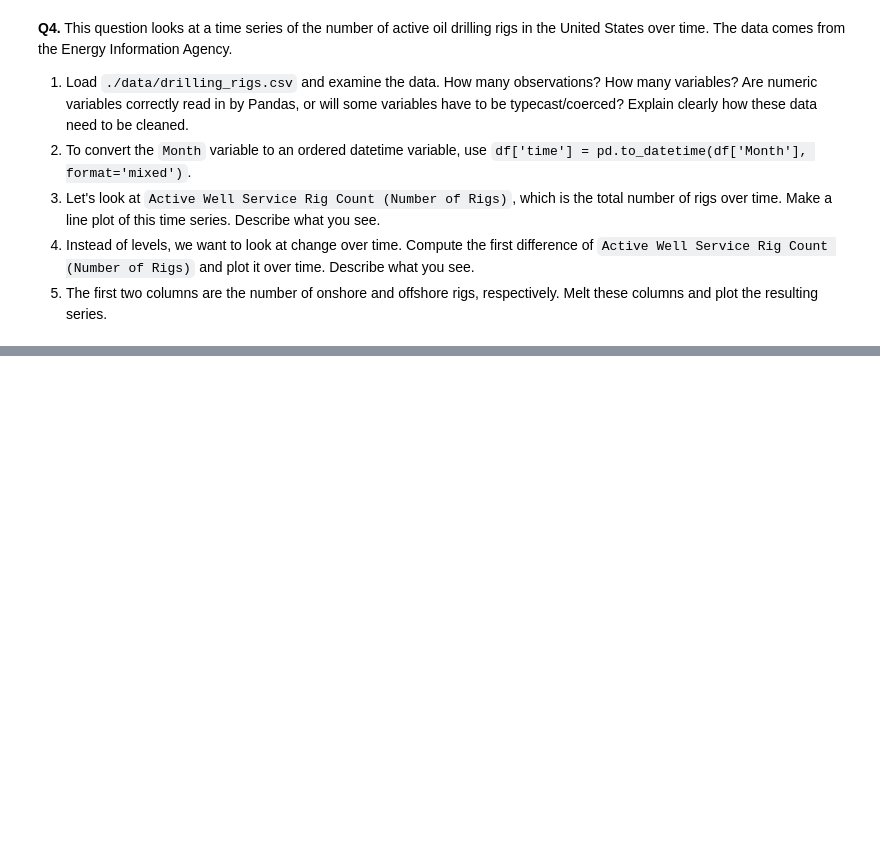
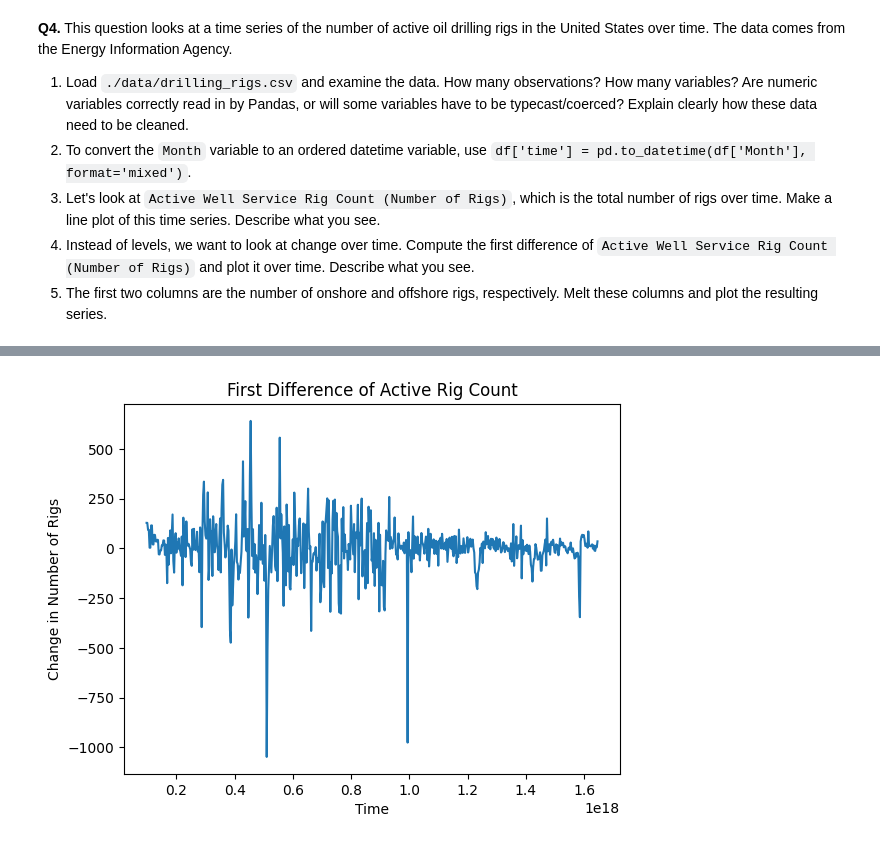
Before and after one commit to ananya-balach/unit3EDA, a Jupyter notebook: assignment/assignment.ipynb, the cells around one changed output, grey strips where cells are left out. Saved outputs shown, nothing was run; the diff lists cells and outputs as text; code cells hidden in the pictures; blank space fills up the shorter version.

```diff
--- a/assignment/assignment.ipynb
+++ b/assignment/assignment.ipynb
@@ -391,0 +450,10 @@ The majority of observations are concentrated at low numbers of beds (1–2) and
+# %%
+df['rig_diff'] = df['Active Well Service Rig Count (Number of Rigs)'].diff()
+plt.figure()
+plt.plot(df['time'], df['rig_diff'])
+plt.xlabel('Time')
+plt.ylabel('Change in Number of Rigs')
+plt.title('First Difference of Active Rig Count')
+plt.show()
+# %% [output]
+[figure, added]
```
Also changed, not shown: parts of 10 cells of this notebook.
